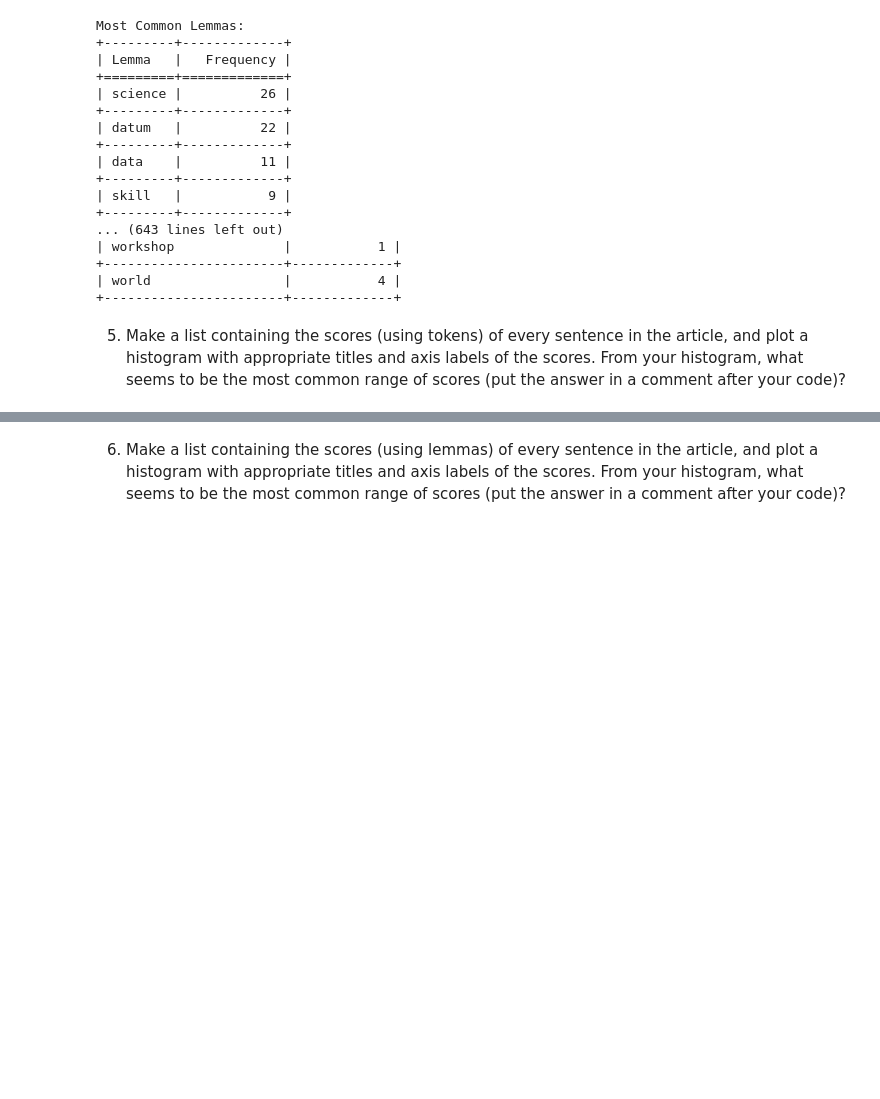
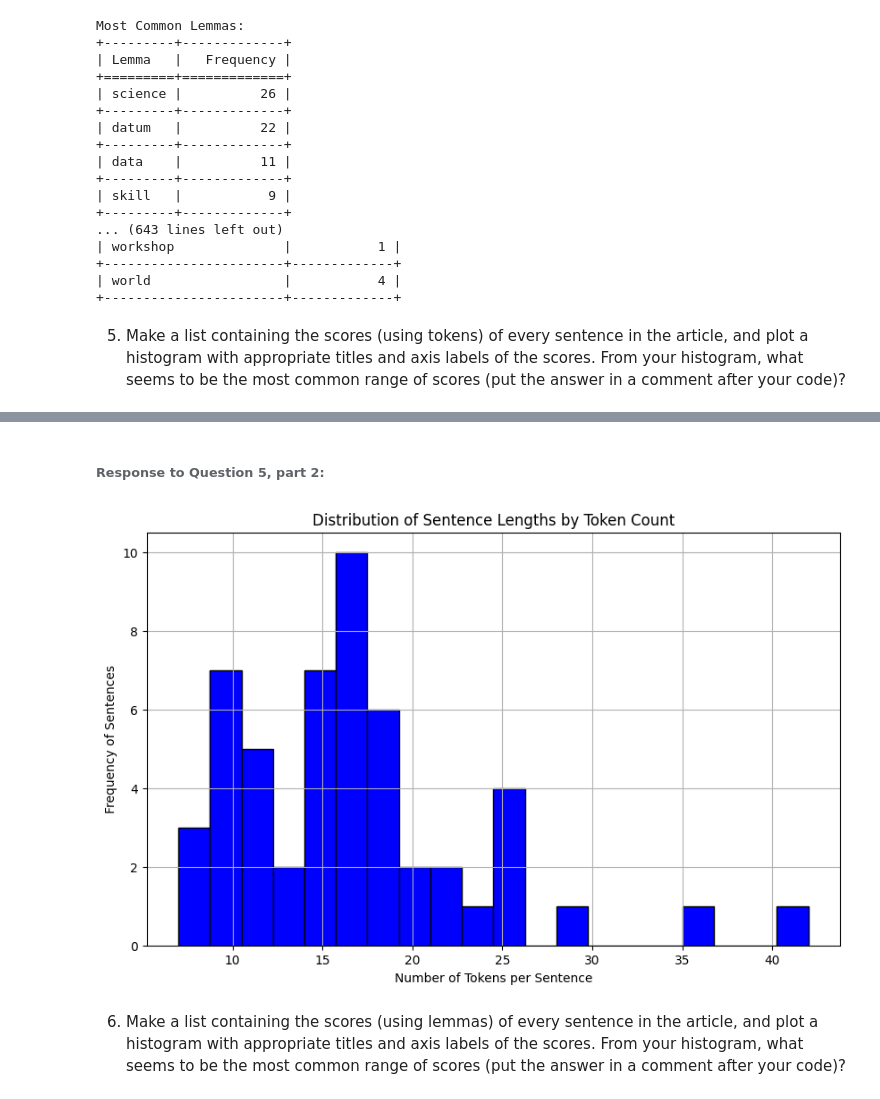
Before and after one commit to tfmontague/article-summarizer, a Jupyter notebook: article-summarizer.ipynb, the cells around one changed output, grey strips where cells are left out. Cells and saved outputs as stored; diff of their text form; code cells hidden in the pictures; blank space fills up the shorter version.

Commit message:
resubmit question 5 response

```diff
--- a/article-summarizer.ipynb
+++ b/article-summarizer.ipynb
@@ -225,3 +280,45 @@ Most Common Lemmas:
+# %% [markdown]
+###### Response to Question 5, part 2:
+# %%
+import os
+from bs4 import BeautifulSoup
+import spacy
+from tabulate import tabulate
+import matplotlib.pyplot as plt
+
+# Load spaCy's English-language model
+nlp = spacy.load('en_core_web_sm')
+
+# Load the article HTML from the file
+file_path = os.path.join('data', 'article.html')
+with open(file_path, 'r', encoding='utf-8') as file:
+    html_content = file.read()
+
+# Parse the HTML to extract text
+soup = BeautifulSoup(html_content, 'html.parser')
+article_text = soup.get_text()
+
+# Process the text with spaCy
+doc = nlp(article_text)
+
+# List to hold scores (number of tokens in each sentence)
+token_counts = []
+
+# Tokenize into sentences and calculate token count for each
+for sent in doc.sents:
+    num_tokens = len([token for token in sent if token.is_alpha])
+    token_counts.append(num_tokens)
+
+# Plotting the histogram of token counts
+plt.figure(figsize=(10, 6))
+plt.hist(token_counts, bins=20, color='blue', edgecolor='black')
+plt.title('Distribution of Sentence Lengths by Token Count')
+plt.xlabel('Number of Tokens per Sentence')
+plt.ylabel('Frequency of Sentences')
+plt.grid(True)
+plt.show()
+# %% [output]
+[figure, added]
 # %% [markdown]
 6. Make a list containing the scores (using lemmas) of every sentence in the article, and plot a histogram with appropriate titles and axis labels of the scores.  From your histogram, what seems to be the most common range of scores (put the answer in a comment after your code)?
 # %% [markdown]
```
Also changed, not shown: parts of 2 cells of this notebook.
